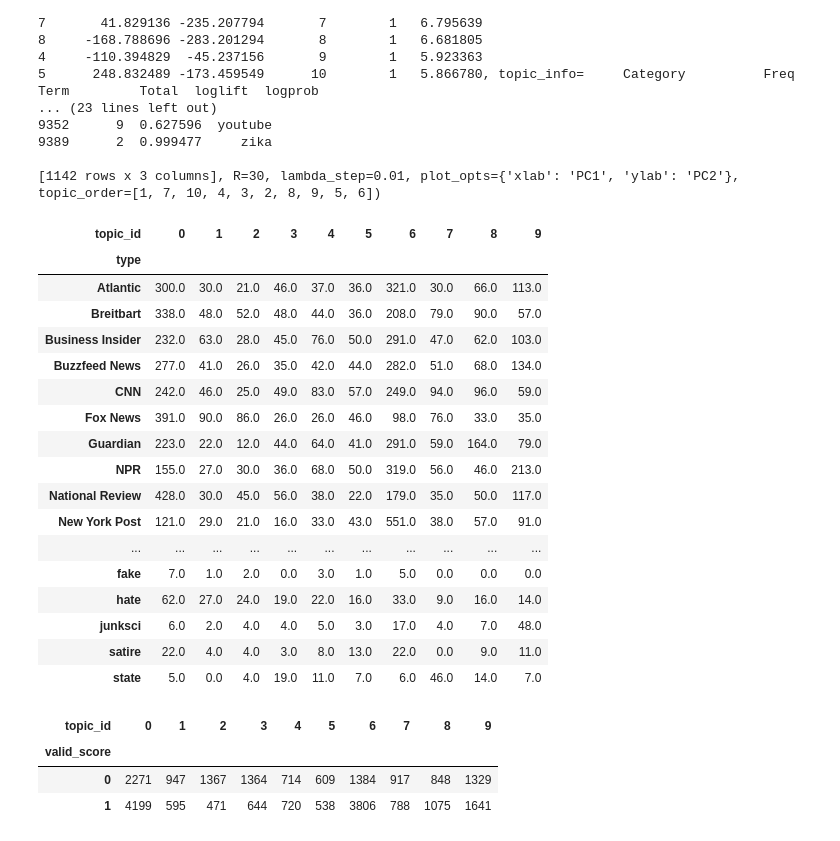
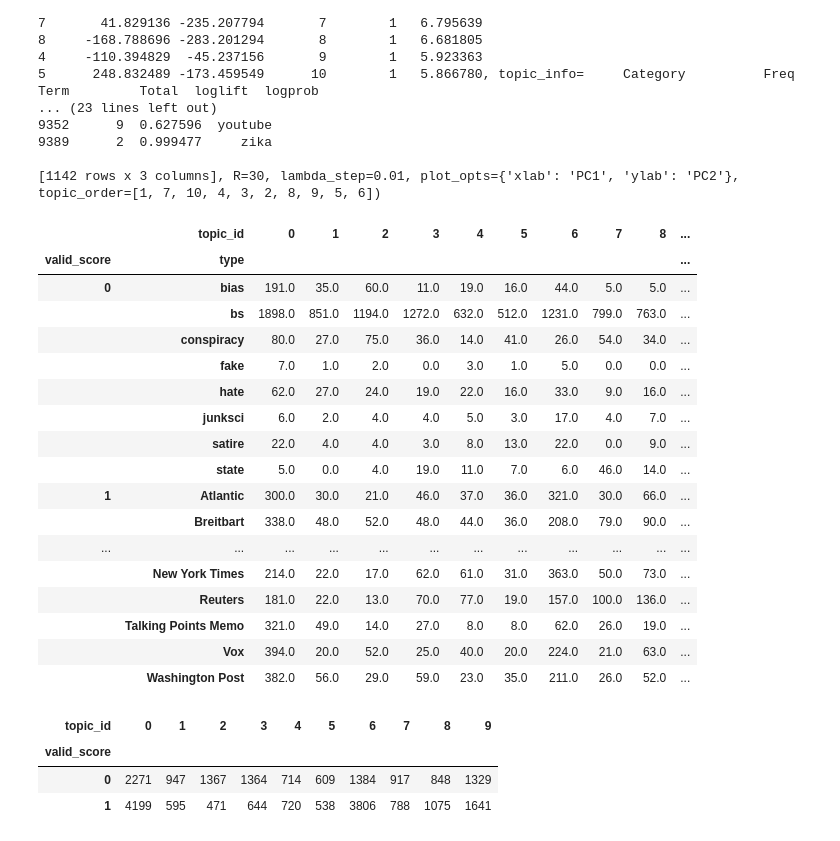
Before and after one commit to brian-a-k/Fake-News-Analysis, a Jupyter notebook: AllNews_Topic_Modeling_and_Clustering.ipynb, the cells around one changed output. Cells and saved outputs as stored; diff of their text form; code cells hidden in the pictures.

```diff
--- a/LDA_Topip_Modeling_and_Clustering.ipynb
+++ b/AllNews_Topic_Modeling_and_Clustering.ipynb
@@ -18,7 +18,7 @@ warnings.filterwarnings('ignore')
 # %% [markdown]
 ## Data Stats and Shape
 # %%
-news_data = pd.read_csv('/Users/briankalinowski/Desktop/Data/news_content_final.csv')
+news_data = pd.read_csv('/Users/briankalinowski/Desktop/Data/news_ner_noun_content.csv')
 print('Data Shape:', news_data.shape, '\n')
 print('Article Classes:')
 print(news_data.type.value_counts())
@@ -128,29 +128,30 @@ topic
 # %%
 topic_type_summary = pd.DataFrame(news_data.type)
 topic_type_summary['topic_id'] = pd.Series([news_topics[n].argmax() for n in range(news_topics.shape[0])])
-topic_type_summary = topic_type_summary.groupby(['type', 'topic_id']).size()
+topic_type_summary['valid_score'] = news_data.valid_score
+topic_type_summary = topic_type_summary.groupby(['valid_score', 'type', 'topic_id']).size()
 topic_type_summary = topic_type_summary.unstack('topic_id')
 topic_type_summary = topic_type_summary.fillna(0.0)
 topic_type_summary
 # %% [output]
-| topic_id | 0 | 1 | 2 | 3 | 4 | 5 | 6 | 7 | 8 | 9 |
-| type |  |  |  |  |  |  |  |  |  |  |
-| Atlantic | 300.0 | 30.0 | 21.0 | 46.0 | 37.0 | 36.0 | 321.0 | 30.0 | 66.0 | 113.0 |
-| Breitbart | 338.0 | 48.0 | 52.0 | 48.0 | 44.0 | 36.0 | 208.0 | 79.0 | 90.0 | 57.0 |
-| Business Insider | 232.0 | 63.0 | 28.0 | 45.0 | 76.0 | 50.0 | 291.0 | 47.0 | 62.0 | 103.0 |
-| Buzzfeed News | 277.0 | 41.0 | 26.0 | 35.0 | 42.0 | 44.0 | 282.0 | 51.0 | 68.0 | 134.0 |
-| CNN | 242.0 | 46.0 | 25.0 | 49.0 | 83.0 | 57.0 | 249.0 | 94.0 | 96.0 | 59.0 |
-| Fox News | 391.0 | 90.0 | 86.0 | 26.0 | 26.0 | 46.0 | 98.0 | 76.0 | 33.0 | 35.0 |
-| Guardian | 223.0 | 22.0 | 12.0 | 44.0 | 64.0 | 41.0 | 291.0 | 59.0 | 164.0 | 79.0 |
-| NPR | 155.0 | 27.0 | 30.0 | 36.0 | 68.0 | 50.0 | 319.0 | 56.0 | 46.0 | 213.0 |
-| National Review | 428.0 | 30.0 | 45.0 | 56.0 | 38.0 | 22.0 | 179.0 | 35.0 | 50.0 | 117.0 |
-| New York Post | 121.0 | 29.0 | 21.0 | 16.0 | 33.0 | 43.0 | 551.0 | 38.0 | 57.0 | 91.0 |
-| ... | ... | ... | ... | ... | ... | ... | ... | ... | ... | ... |
-| fake | 7.0 | 1.0 | 2.0 | 0.0 | 3.0 | 1.0 | 5.0 | 0.0 | 0.0 | 0.0 |
-| hate | 62.0 | 27.0 | 24.0 | 19.0 | 22.0 | 16.0 | 33.0 | 9.0 | 16.0 | 14.0 |
-| junksci | 6.0 | 2.0 | 4.0 | 4.0 | 5.0 | 3.0 | 17.0 | 4.0 | 7.0 | 48.0 |
-| satire | 22.0 | 4.0 | 4.0 | 3.0 | 8.0 | 13.0 | 22.0 | 0.0 | 9.0 | 11.0 |
-| state | 5.0 | 0.0 | 4.0 | 19.0 | 11.0 | 7.0 | 6.0 | 46.0 | 14.0 | 7.0 |
+|  | topic_id | 0 | 1 | 2 | 3 | 4 | 5 | 6 | 7 | 8 | ... |
+| valid_score | type |  |  |  |  |  |  |  |  |  | ... |
+| 0 | bias | 191.0 | 35.0 | 60.0 | 11.0 | 19.0 | 16.0 | 44.0 | 5.0 | 5.0 | ... |
+|  | bs | 1898.0 | 851.0 | 1194.0 | 1272.0 | 632.0 | 512.0 | 1231.0 | 799.0 | 763.0 | ... |
+|  | conspiracy | 80.0 | 27.0 | 75.0 | 36.0 | 14.0 | 41.0 | 26.0 | 54.0 | 34.0 | ... |
+|  | fake | 7.0 | 1.0 | 2.0 | 0.0 | 3.0 | 1.0 | 5.0 | 0.0 | 0.0 | ... |
+|  | hate | 62.0 | 27.0 | 24.0 | 19.0 | 22.0 | 16.0 | 33.0 | 9.0 | 16.0 | ... |
+|  | junksci | 6.0 | 2.0 | 4.0 | 4.0 | 5.0 | 3.0 | 17.0 | 4.0 | 7.0 | ... |
+|  | satire | 22.0 | 4.0 | 4.0 | 3.0 | 8.0 | 13.0 | 22.0 | 0.0 | 9.0 | ... |
+|  | state | 5.0 | 0.0 | 4.0 | 19.0 | 11.0 | 7.0 | 6.0 | 46.0 | 14.0 | ... |
+| 1 | Atlantic | 300.0 | 30.0 | 21.0 | 46.0 | 37.0 | 36.0 | 321.0 | 30.0 | 66.0 | ... |
+|  | Breitbart | 338.0 | 48.0 | 52.0 | 48.0 | 44.0 | 36.0 | 208.0 | 79.0 | 90.0 | ... |
+| ... | ... | ... | ... | ... | ... | ... | ... | ... | ... | ... | ... |
+|  | New York Times | 214.0 | 22.0 | 17.0 | 62.0 | 61.0 | 31.0 | 363.0 | 50.0 | 73.0 | ... |
+|  | Reuters | 181.0 | 22.0 | 13.0 | 70.0 | 77.0 | 19.0 | 157.0 | 100.0 | 136.0 | ... |
+|  | Talking Points Memo | 321.0 | 49.0 | 14.0 | 27.0 | 8.0 | 8.0 | 62.0 | 26.0 | 19.0 | ... |
+|  | Vox | 394.0 | 20.0 | 52.0 | 25.0 | 40.0 | 20.0 | 224.0 | 21.0 | 63.0 | ... |
+|  | Washington Post | 382.0 | 56.0 | 29.0 | 59.0 | 23.0 | 35.0 | 211.0 | 26.0 | 52.0 | ... |
 # %%
 topic_valid_summary = pd.DataFrame(news_data.valid_score)
 topic_valid_summary['topic_id'] = pd.Series([news_topics[n].argmax() for n in range(news_topics.shape[0])])
```
Also changed, not shown: parts of 1 cell of this notebook, 2 other files.
